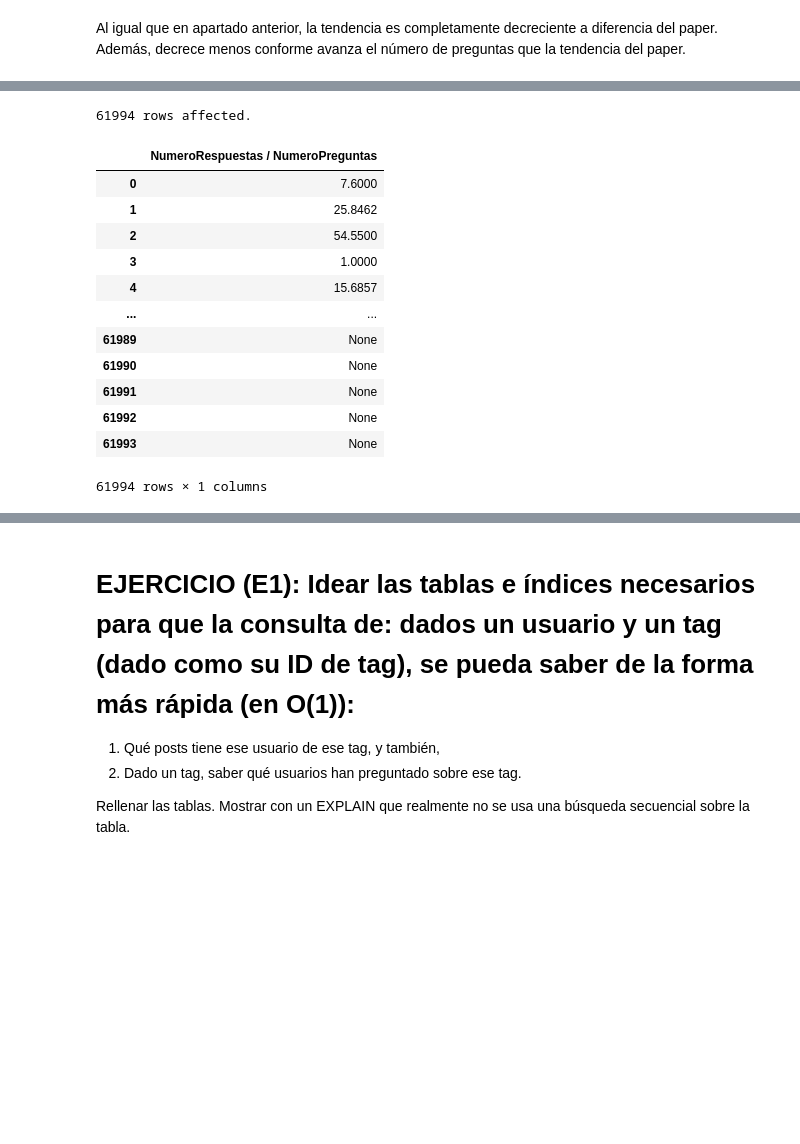
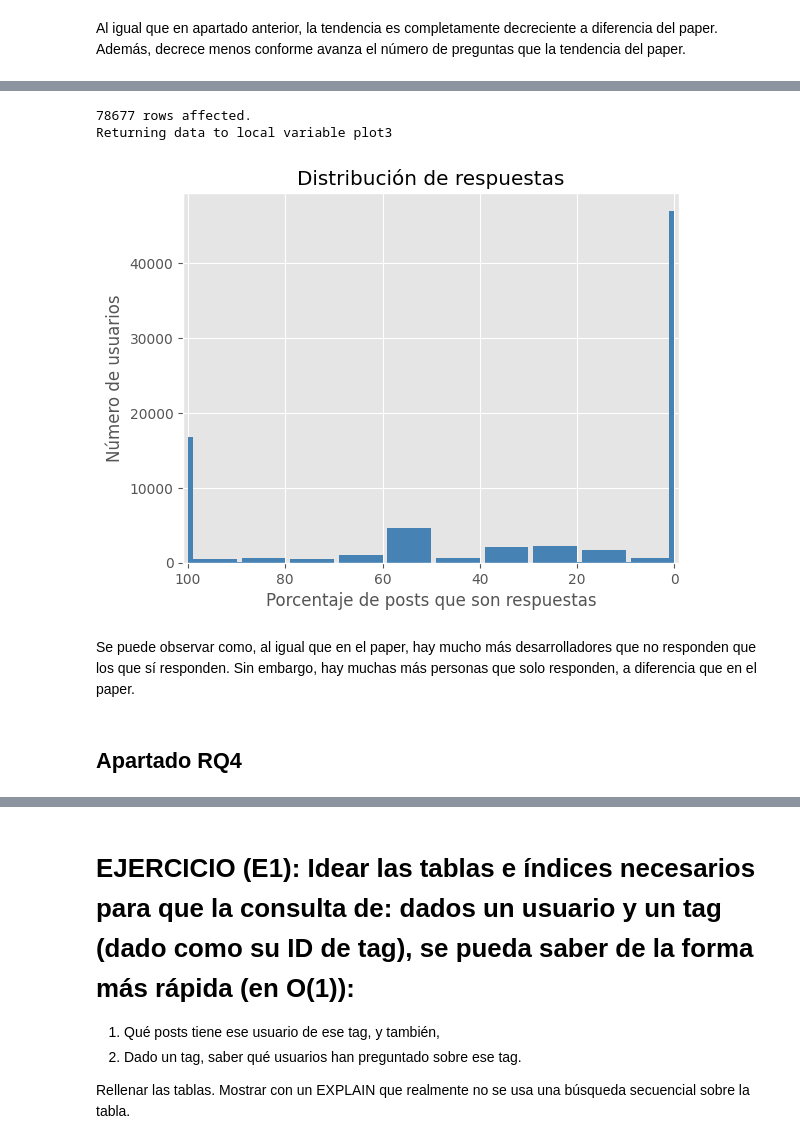
Before and after one commit to juanluserra/master_bigdata, a Jupyter notebook: BASES DE DATOS/Practicas/sesiones_sql/sesion2.ipynb, the cells around one changed output, grey strips where cells are left out. Saved outputs shown, nothing was run; the diff lists cells and outputs as text; code cells hidden in the pictures; blank space fills up the shorter version.

```diff
--- a/BASES DE DATOS/Practicas/sesiones_sql/sesion2.ipynb
+++ b/BASES DE DATOS/Practicas/sesiones_sql/sesion2.ipynb
@@ -907,21 +892,32 @@ ON t1.IdUsuarioPregunta = t2.IdUsuarioRespuesta
-# %%
-%%sql
-
-SELECT NumeroRespuestas / NumeroPreguntas
-FROM joinR3
-;
-# %% [output]
-61994 rows affected.
-|  | NumeroRespuestas / NumeroPreguntas |
-| 0 | 7.6000 |
-| 1 | 25.8462 |
-| 2 | 54.5500 |
-| 3 | 1.0000 |
-| 4 | 15.6857 |
-| ... | ... |
-| 61989 | None |
-| 61990 | None |
-| 61991 | None |
-| 61992 | None |
-| 61993 | None |
-61994 rows × 1 columns
+# %%
+%%sql plot3 <<
+
+# Una vez tnemos el join anterior, dividimos el número de respuestas entre el número de posts.
+# Convertiremos los valores nulos de número de respuestas en 0, ya que los Id de usuario que
+# no tenían respuestas se guardaron como nulo.
+SELECT
+IFNULL(NumeroRespuestas, 0) * 100 / NumeroPosts AS PorcentajeRespuestas
+FROM joinR3
+;
+# %% [output]
+78677 rows affected.
+Returning data to local variable plot3
+# %%
+xbins = [0, 1, 9]
+for i in range(9):
+    xbins.append(10*(i+1))
+    xbins.append(10*(i+2)-1)
+xbins.append(100)
+plt.hist(plot3.PorcentajeRespuestas,
+         bins=xbins,
+         color="steelblue")
+plt.xlim(101, -1)
+plt.title("Distribución de respuestas")
+plt.xlabel("Porcentaje de posts que son respuestas")
+plt.ylabel("Número de usuarios");
+# %% [output]
+[figure, added]
+# %% [markdown]
+Se puede observar como, al igual que en el paper, hay mucho más desarrolladores que no responden que los que sí responden. Sin embargo, hay muchas más personas que solo responden, a diferencia que en el paper.
+# %% [markdown]
+## Apartado RQ4
```
Also changed, not shown: parts of 13 cells of this notebook.
